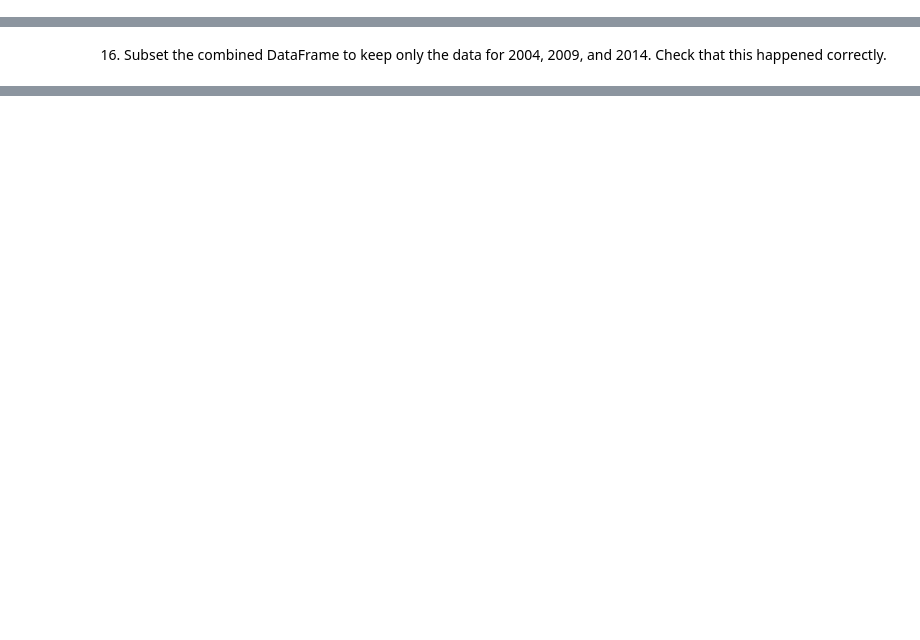
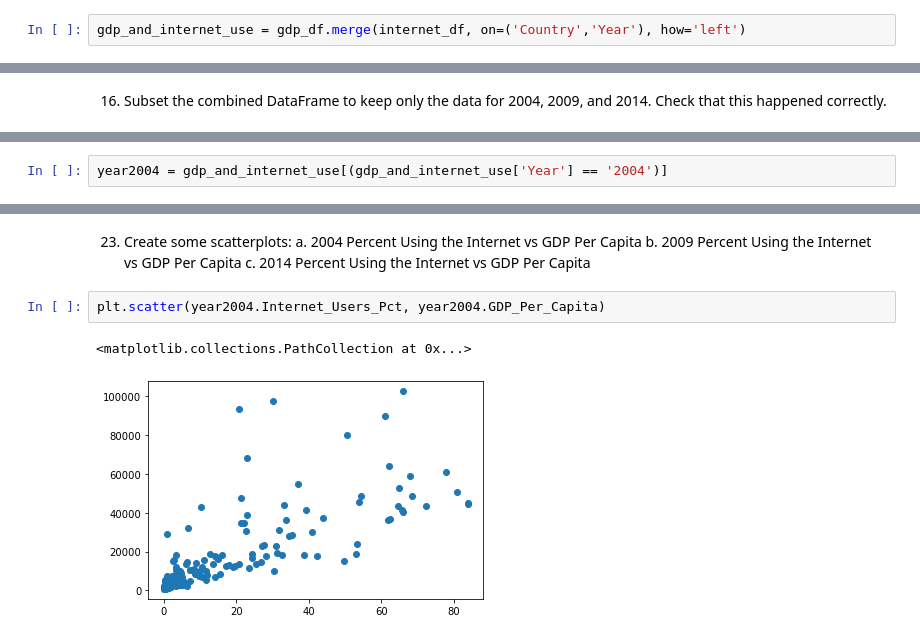
Before and after one commit to NSS-Data-Analytics-Cohort-6/gdp-and-internet-usage-mrmoya413, a Jupyter notebook: Notebooks/GDP_InternetUN.ipynb, the cells around one changed output, grey strips where cells are left out. Drawn from its saved outputs; the diff is of its cells as text; blank space fills up the shorter version.

```diff
--- a/Notebooks/GDP_InternetUN.ipynb
+++ b/Notebooks/GDP_InternetUN.ipynb
@@ -166,0 +165,2 @@ gdp_and_internet_use = pd.merge(gdp_df, internet_df, on = "Country", how = "oute
+# %%
+gdp_and_internet_use = gdp_df.merge(internet_df, on=('Country','Year'), how='left')
@@ -175,0 +212,2 @@ gdp_and_internet_use.tail()
+# %%
+year2004 = gdp_and_internet_use[(gdp_and_internet_use['Year'] == '2004')]
@@ -175,0 +383,10 @@ gdp_and_internet_use.tail()
+# %% [markdown]
+23. Create some scatterplots:
+a. 2004 Percent Using the Internet vs GDP Per Capita
+b. 2009 Percent Using the Internet vs GDP Per Capita
+c. 2014 Percent Using the Internet vs GDP Per Capita
+# %%
+plt.scatter(year2004.Internet_Users_Pct, year2004.GDP_Per_Capita)
+# %% [output]
+<matplotlib.collections.PathCollection at 0x...>
+[figure, added]
```
Also changed, not shown: parts of 39 cells of this notebook.
